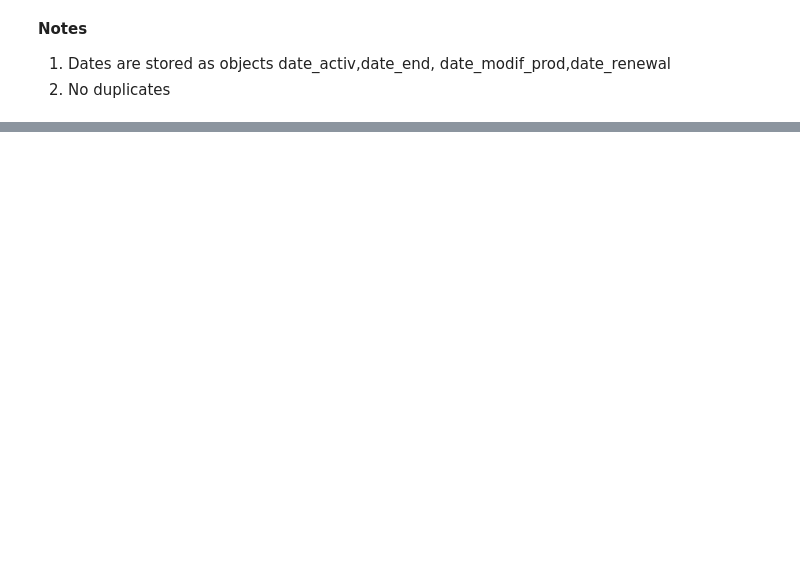
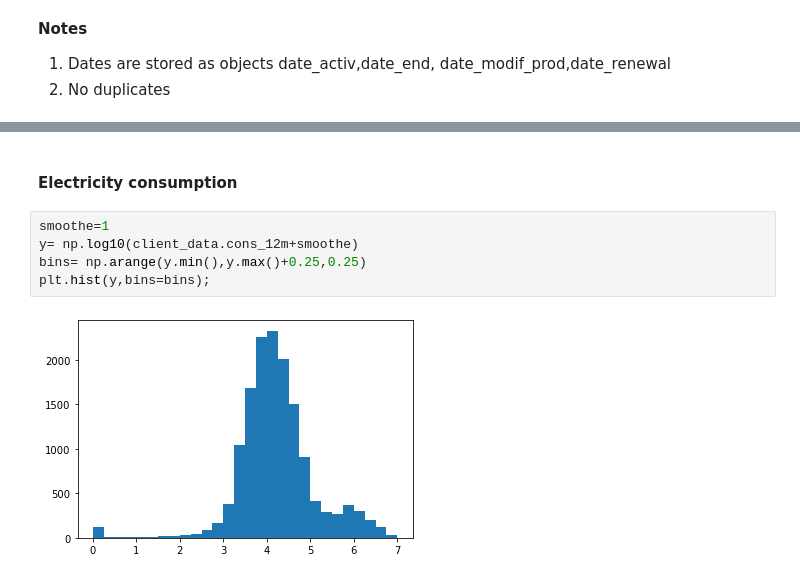
Before and after one commit to ahmedtarek1325/Day-BCG_PowerCompany_churn, a Jupyter notebook: EDA.ipynb, the cells around one changed output, grey strips where cells are left out. Cells and saved outputs as stored; diff of their text form; blank space fills up the shorter version.

```diff
--- a/EDA.ipynb
+++ b/EDA.ipynb
@@ -92,0 +160,9 @@ count_plots(client_data,x,y)
+# %% [markdown]
+#### Electricity consumption <a><a name='sec2.1'>
+# %%
+smoothe=1
+y= np.log10(client_data.cons_12m+smoothe)
+bins= np.arange(y.min(),y.max()+0.25,0.25)
+plt.hist(y,bins=bins);
+# %% [output]
+[figure, added]
```
Also changed, not shown: parts of 63 cells of this notebook, 17 other files.
